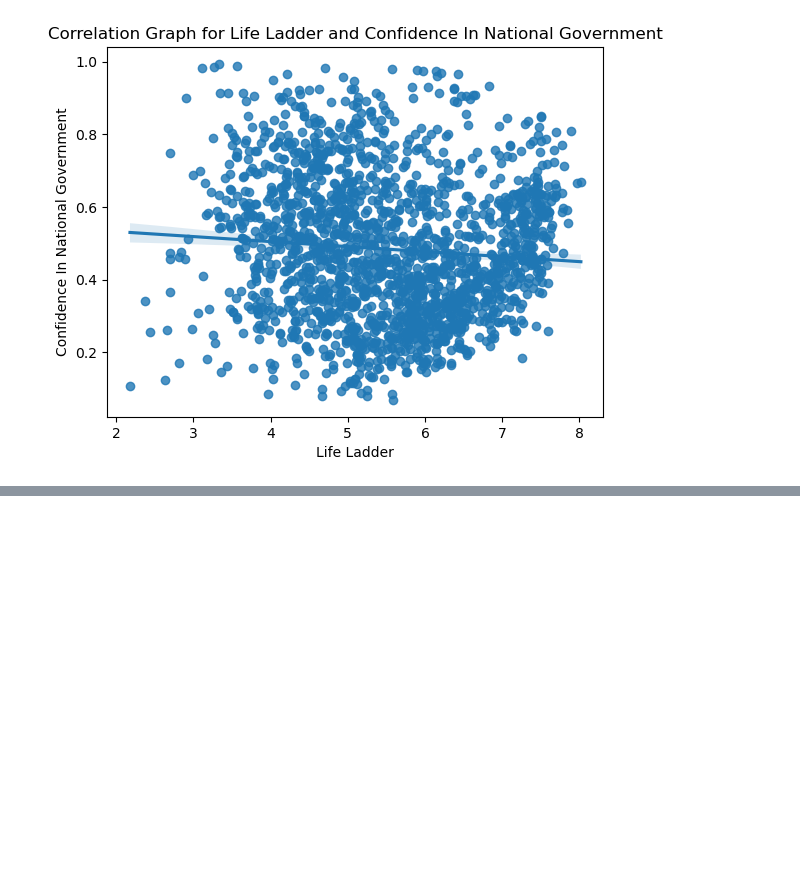
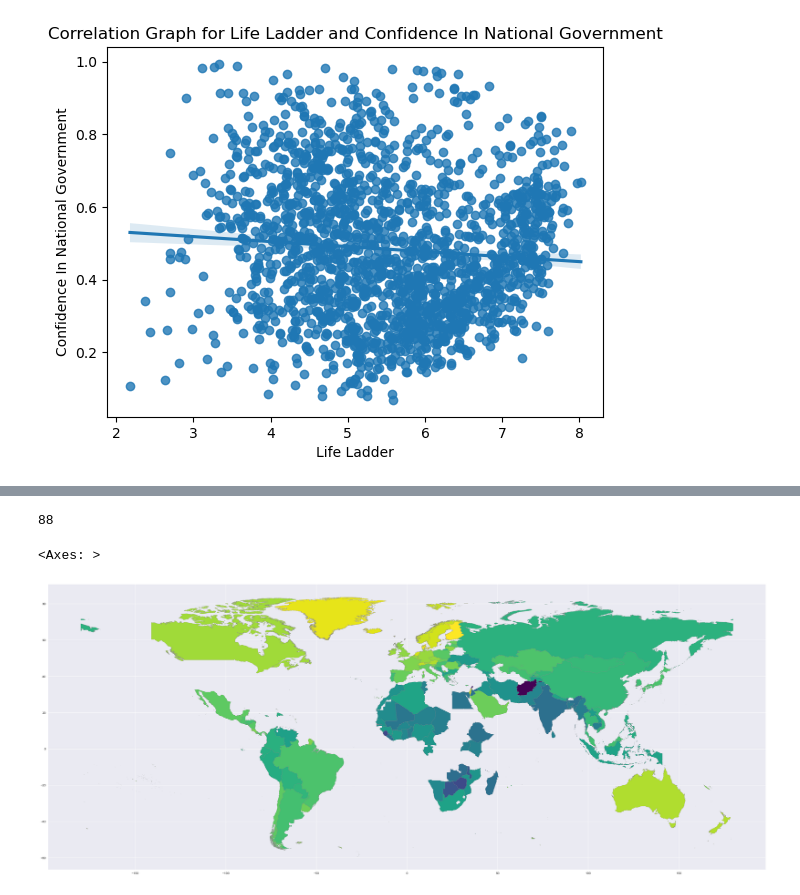
Before and after one commit to crmartella/WorldHappinessReportMSUBootcamp, a Jupyter notebook: Sandbox_Correlation_to_Happiness_Ladder.ipynb, the cells around one changed output, grey strips where cells are left out. Saved outputs shown, nothing was run; the diff lists cells and outputs as text; code cells hidden in the pictures; blank space fills up the shorter version.

```diff
--- a/Sandbox_Correlation_to_Happiness_Ladder.ipynb
+++ b/Sandbox_Correlation_to_Happiness_Ladder.ipynb
@@ -376,0 +406,4 @@ NameError: name 'bar_reg' is not defined
+# %%
+merged = map_df.set_index('SOVEREIGNT').join(Happiness2023map.set_index('Country'))
+
+merged.head(5)
@@ -376,0 +423,3 @@ NameError: name 'bar_reg' is not defined
+# %%
+Happiness2023map = Happiness2023map.set_index('Country').T.to_dict('list')
+Happiness2023map
@@ -376,0 +444,7 @@ NameError: name 'bar_reg' is not defined
+# %%
+for i in range (len(merged)):
+    if math.isnan(merged['Score'][i]):
+        if (str(merged['ADMIN'][i])) in Happiness2023map:
+            merged['Score'][i] = float(df[str(merged['ADMIN'][i])][0])
+
+merged.head(5)
@@ -376,0 +460,14 @@ NameError: name 'bar_reg' is not defined
+# %%
+print(merged.Score.isnull().sum())
+# %% [output]
+88
+# %%
+variable = 'Score'
+vmin, vmax = 1.7, 8
+# %%
+fig,ax = plt.subplots(1,figsize = (40,24))
+
+merged.plot(column = variable, cmap = 'viridis', linewidth = 0.3, ax=ax, edgecolor = '0.5')
+# %% [output]
+<Axes: >
+[figure, added]
```
Also changed, not shown: parts of 33 cells of this notebook, 8 other files.
